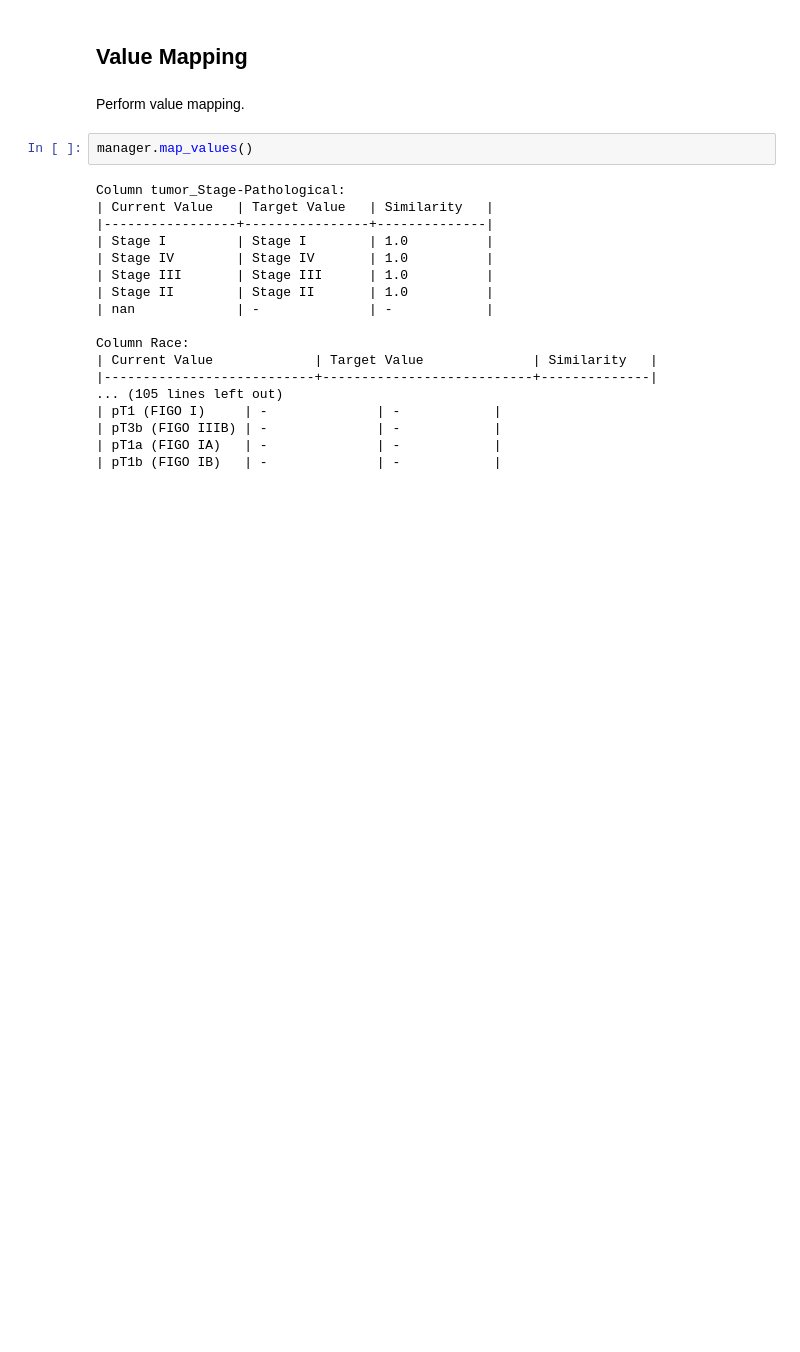
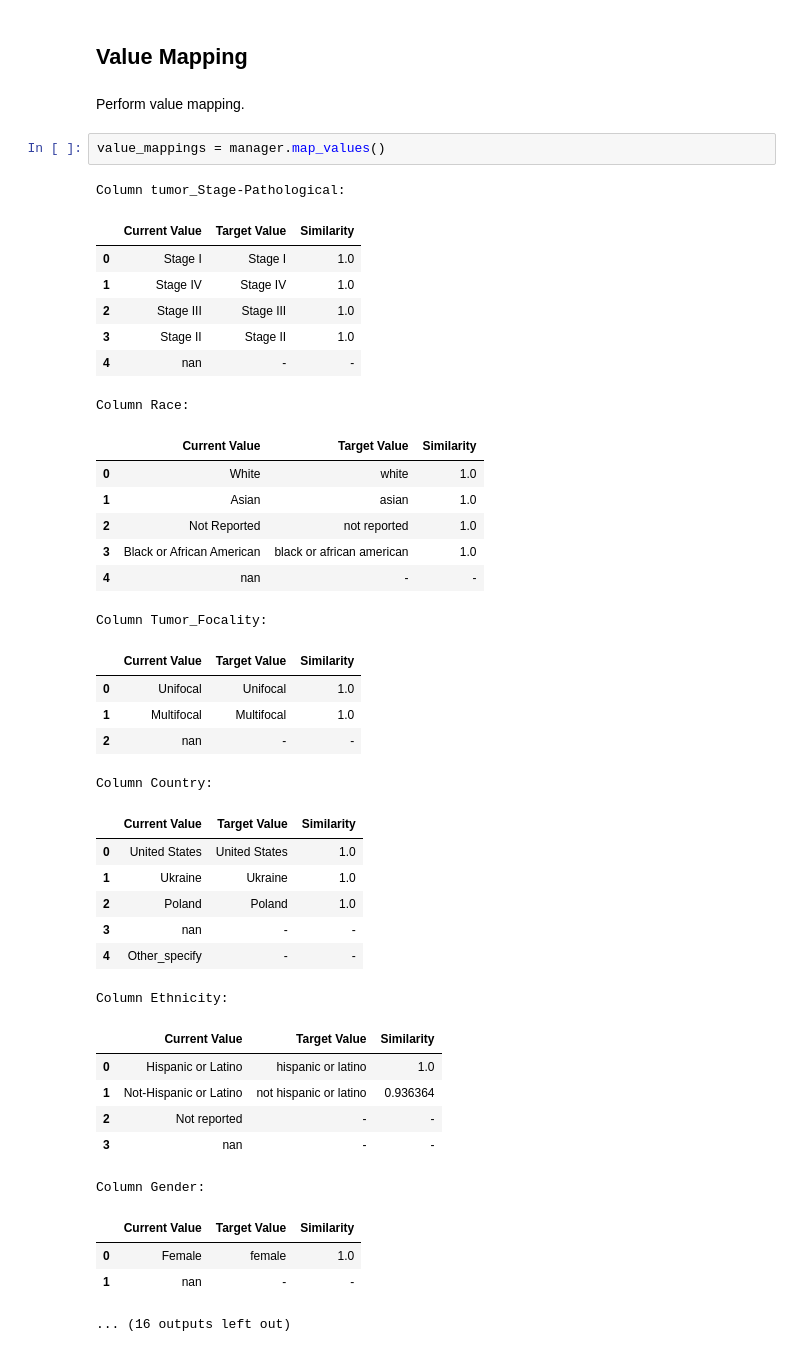
Before and after one commit to VIDA-NYU/bdi-kit, a Jupyter notebook: examples/column_and_value_mapping.ipynb, the cells around one changed output. Cells and saved outputs as stored; diff of their text form; blank space fills up the shorter version.

```diff
--- a/examples/column_and_value_mapping.ipynb
+++ b/examples/column_and_value_mapping.ipynb
@@ -110,22 +166,42 @@ running ComaAlgorithm
 # %% [markdown]
 Perform value mapping.
 # %%
-manager.map_values()
+value_mappings = manager.map_values()
 # %% [output]
 Column tumor_Stage-Pathological:
-| Current Value   | Target Value   | Similarity   |
-|-----------------+----------------+--------------|
-| Stage I         | Stage I        | 1.0          |
-| Stage IV        | Stage IV       | 1.0          |
-| Stage III       | Stage III      | 1.0          |
-| Stage II        | Stage II       | 1.0          |
-| nan             | -              | -            |
-
-Column Race:
-| Current Value             | Target Value              | Similarity   |
-|---------------------------+---------------------------+--------------|
-... (105 lines left out)
-| pT1 (FIGO I)     | -              | -            |
-| pT3b (FIGO IIIB) | -              | -            |
-| pT1a (FIGO IA)   | -              | -            |
-| pT1b (FIGO IB)   | -              | -            |
+|  | Current Value | Target Value | Similarity |
+| 0 | Stage I | Stage I | 1.0 |
+| 1 | Stage IV | Stage IV | 1.0 |
+| 2 | Stage III | Stage III | 1.0 |
+| 3 | Stage II | Stage II | 1.0 |
+| 4 | nan | - | - |
+Column Race:
+|  | Current Value | Target Value | Similarity |
+| 0 | White | white | 1.0 |
+| 1 | Asian | asian | 1.0 |
+| 2 | Not Reported | not reported | 1.0 |
+| 3 | Black or African American | black or african american | 1.0 |
+| 4 | nan | - | - |
+Column Tumor_Focality:
+|  | Current Value | Target Value | Similarity |
+| 0 | Unifocal | Unifocal | 1.0 |
+| 1 | Multifocal | Multifocal | 1.0 |
+| 2 | nan | - | - |
+Column Country:
+|  | Current Value | Target Value | Similarity |
+| 0 | United States | United States | 1.0 |
+| 1 | Ukraine | Ukraine | 1.0 |
+| 2 | Poland | Poland | 1.0 |
+| 3 | nan | - | - |
+| 4 | Other_specify | - | - |
+Column Ethnicity:
+|  | Current Value | Target Value | Similarity |
+| 0 | Hispanic or Latino | hispanic or latino | 1.0 |
+| 1 | Not-Hispanic or Latino | not hispanic or latino | 0.936364 |
+| 2 | Not reported | - | - |
+| 3 | nan | - | - |
+Column Gender:
+|  | Current Value | Target Value | Similarity |
+| 0 | Female | female | 1.0 |
+| 1 | nan | - | - |
+... (16 outputs left out)
```
Also changed, not shown: parts of 8 cells of this notebook, 1 other file.
